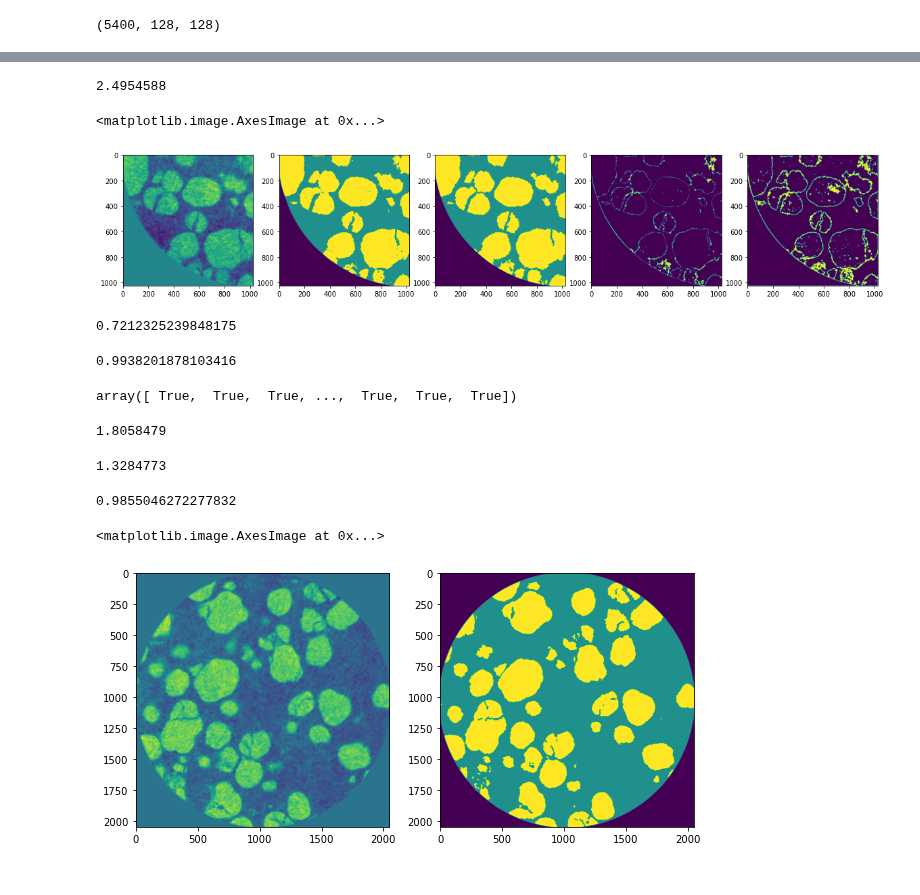
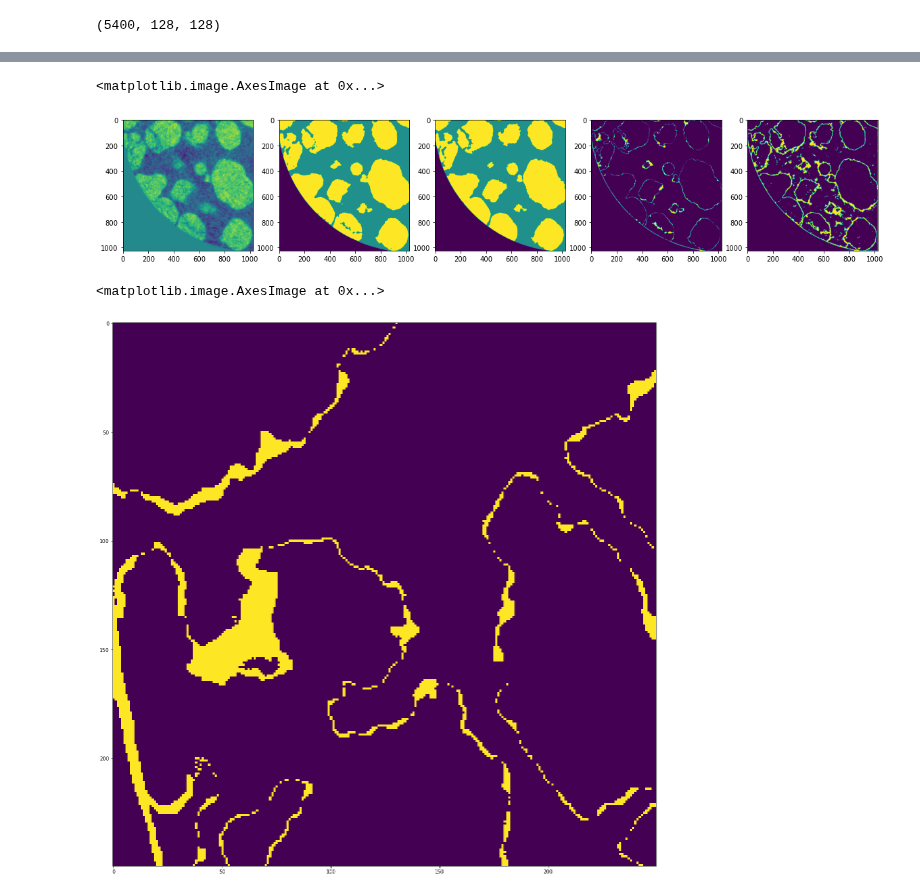
Before and after one commit to laura-rieger/segmenter, a Jupyter notebook: notebooks/Results.ipynb, the cells around one changed output, grey strips where cells are left out. Drawn from its saved outputs; the diff is of its cells as text; code cells hidden in the pictures.

Commit message:
added stuff to look at 3 layer images

```diff
--- a/notebooks/Results.ipynb
+++ b/notebooks/Results.ipynb
@@ -199,7 +119,7 @@ test[1].shape
 (24, 2, 1024, 1024)
 (5400, 128, 128)
 # %%
-img_idx = -4
+img_idx = -3
 test_img_np  = ((img_list[img_idx,0][None, None, ].astype(np.float32) -my_data.mean)/my_data.std)
 with torch.no_grad():
     img_t = torch.Tensor(test_img_np).to(device)
@@ -218,10 +128,6 @@ plt.hist(output.max(axis=0).reshape(-1))
 show_img = np.zeros_like(img_list[img_idx, 1])
 show_img[np.where(img_list[img_idx, 1] ==my_data.phase_1)] =1
 show_img[np.where(img_list[img_idx, 1] ==my_data.phase_2)] =2
-# %%
- output.max(axis=0).mean()
-# %% [output]
-2.4954588
 # %%
 std_large = output.std(axis=0)<np.quantile(output.std(axis=0), .1)
 
@@ -234,12 +140,4 @@ axes[3].imshow(show_img !=np.argmax(output, axis=0) )
 axes[4].imshow(std_large)
 # %% [output]
 <matplotlib.image.AxesImage at 0x...>
-[figure, old version]
+[figure, new version]
-# %%
-err_img[np.where(std_large)].mean()
-# %% [output]
-0.7212325239848175
-# %%
-err_img[np.where(1-std_large)].mean()
-# %% [output]
-0.9938201878103416
@@ -249,24 +144,8 @@ std_plot = std_large.reshape(-1)
-# %%
-std_plot
-# %% [output]
-array([ True,  True,  True, ...,  True,  True,  True])
-# %%
-output.max(axis=0)[np.where(show_img ==np.argmax(output, axis=0) )].mean()
-# %% [output]
-1.8058479
-# %%
-output.max(axis=0)[np.where(show_img !=np.argmax(output, axis=0) )].mean()
-# %% [output]
-1.3284773
-# %%
-correct_plot.mean()
-# %% [output]
-0.9855046272277832
 # %%
 
-fig, axes = plt.subplots(ncols = 2, figsize = (10,5))
-axes[0].imshow(img_list[0][img_idx,])
-axes[1].imshow(show_img)
+
+fig, axes = plt.subplots(figsize = (20,20))
+axes.imshow((show_img !=np.argmax(output, axis=0))[:250, :250] )
 # %% [output]
 <matplotlib.image.AxesImage at 0x...>
-[figure, old version]
+[figure, new version]
```
Also changed, not shown: parts of 15 cells of this notebook, 2 other files.
